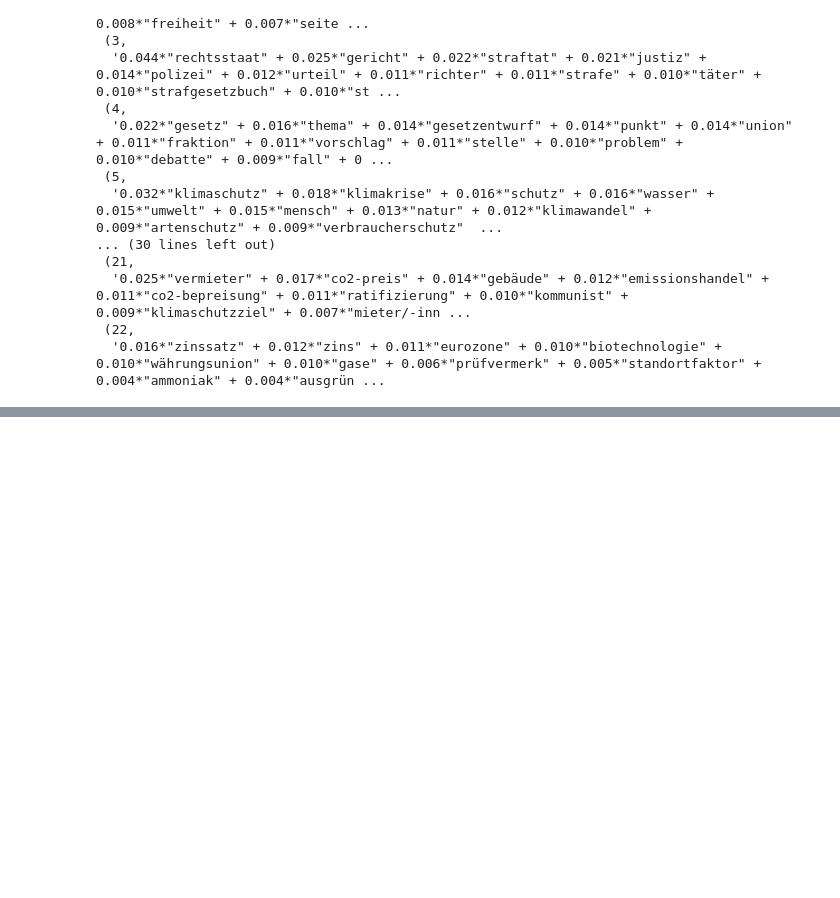
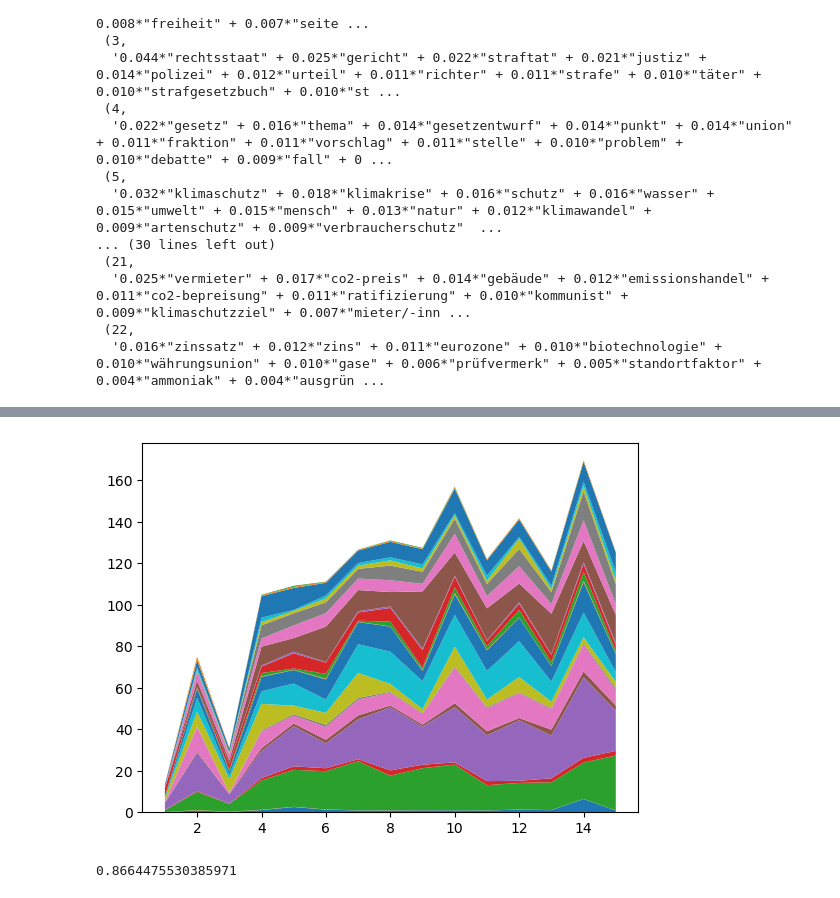
Before and after one commit to SolemnStack/NLP-Kommentare-Sentiment-Bundestag, a Jupyter notebook: Topic Modelling.ipynb, the cells around one changed output, grey strips where cells are left out. Saved outputs shown, nothing was run; the diff lists cells and outputs as text; code cells hidden in the pictures; blank space fills up the shorter version.

```diff
--- a/Topic Modelling.ipynb
+++ b/Topic Modelling.ipynb
@@ -259,0 +338,5 @@ print(alltexts[5500])
+# %%
+# 15 Monate
+# topic verteilung pro monat
+for topic in redeIdMitTopic:
+    print(topic)
@@ -259,0 +376,14 @@ print(alltexts[5500])
+# %%
+#allMonths = []
+#topicsPerMonth = [(0, 0.0)] * 23
+tempTopic = ''
+for i, topic in enumerate(redeIdMitTopic):
+    if len(topic) == 10:
+        if topic[2:5] != tempTopic:
+            #print(i, topic)
+            tempTopic = topic[2:5]
+        #if topic[2:6] == "201":
+    if len(topic) == 11:
+        if topic[2:6] != tempTopic:
+            #print(i, topic)
+            tempTopic = topic[2:6]
@@ -259,0 +561,53 @@ print(alltexts[5500])
+# %%
+import numpy as np
+import matplotlib.pyplot as plt
+
+def GroupTopics (topics, topicnumber):
+    groupedTopic = []
+    i = 0
+    while i < len(topics):
+        groupedTopic.append(topics[i][2][topicnumber][1])
+        i += 1
+
+    return groupedTopic
+
+# Data
+x = np.arange(1, 16, 1)
+topic0 = GroupTopics(topicsPerMonth, 0)
+topic1 = GroupTopics(topicsPerMonth, 1)
+topic2 = GroupTopics(topicsPerMonth, 2)
+topic3 = GroupTopics(topicsPerMonth, 3)
+topic4 = GroupTopics(topicsPerMonth, 4)
+topic5 = GroupTopics(topicsPerMonth, 5)
+topic6 = GroupTopics(topicsPerMonth, 6)
+topic7 = GroupTopics(topicsPerMonth, 7)
+topic8 = GroupTopics(topicsPerMonth, 8)
+topic9 = GroupTopics(topicsPerMonth, 9)
+topic10 = GroupTopics(topicsPerMonth, 10)
+topic11 = GroupTopics(topicsPerMonth, 11)
+topic12 = GroupTopics(topicsPerMonth, 12)
+topic13 = GroupTopics(topicsPerMonth, 13)
+topic14 = GroupTopics(topicsPerMonth, 14)
+topic15 = GroupTopics(topicsPerMonth, 15)
+topic16 = GroupTopics(topicsPerMonth, 16)
+topic17 = GroupTopics(topicsPerMonth, 17)
+topic18 = GroupTopics(topicsPerMonth, 18)
+topic19 = GroupTopics(topicsPerMonth, 19)
+topic20 = GroupTopics(topicsPerMonth, 20)
+topic21 = GroupTopics(topicsPerMonth, 21)
+topic22 = GroupTopics(topicsPerMonth, 22)
+
+y = np.vstack([topic0, topic1, topic2,
+              topic3, topic4, topic5,
+              topic6, topic7, topic8,
+              topic9, topic10, topic11,
+              topic12, topic13, topic14,
+              topic15, topic16, topic17,
+              topic18, topic19, topic20,
+              topic21, topic22])
+
+# Stacked area plot
+fig, ax = plt.subplots()
+
+ax.stackplot(x, y)
+# %% [output]
@@ -259,0 +631,5 @@ print(alltexts[5500])
+[figure, added]
+# %%
+print(topicsPerMonth[14][2][0][1])
+# %% [output]
+0.8664475530385971
```
Also changed, not shown: parts of 17 cells of this notebook, 4 other files.
